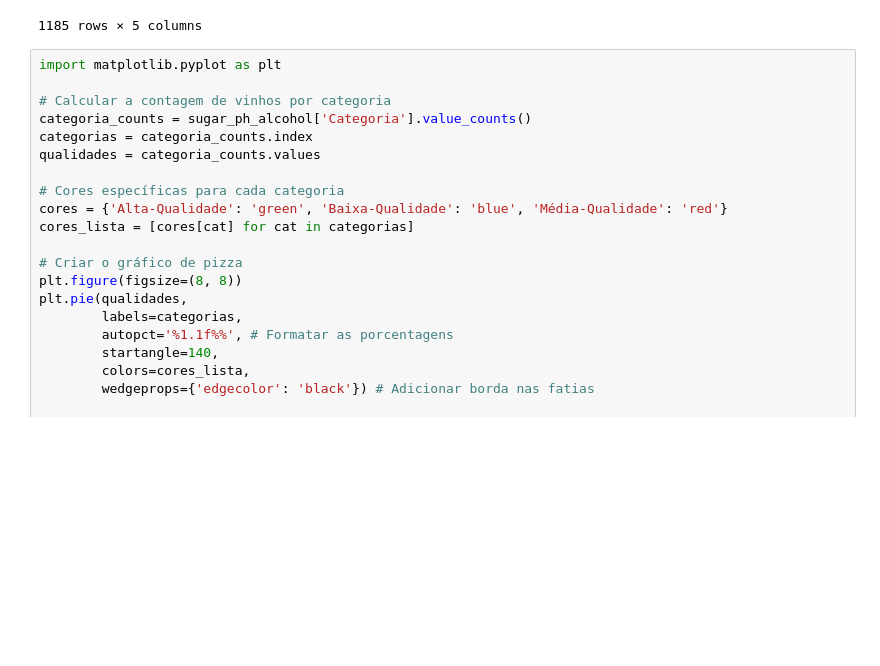
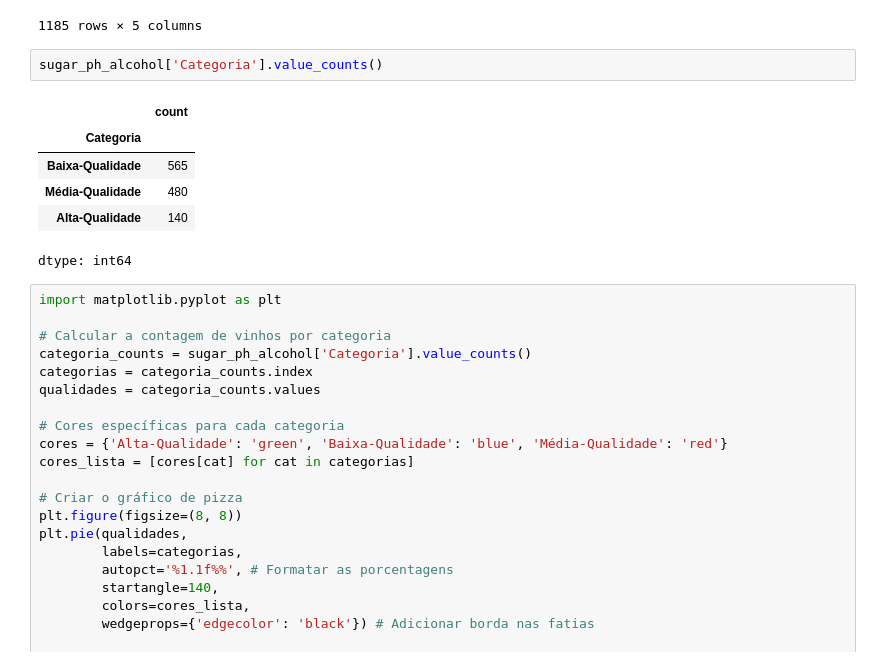
Before and after one commit to Lyanan85/In-GameSeries, a Jupyter notebook: projeto_redwine.ipynb, the cells around one changed output. Drawn from its saved outputs; the diff is of its cells as text; blank space fills up the shorter version.

```diff
--- a/projeto_redwine.ipynb
+++ b/projeto_redwine.ipynb
@@ -685,6 +661,15 @@ sugar_ph_alcohol
 | 1595 | 11.2 | 2.2 | 3.52 | 6 | Média-Qualidade |
 | 1597 | 10.2 | 2.0 | 3.57 | 5 | Baixa-Qualidade |
 1185 rows × 5 columns
+# %%
+sugar_ph_alcohol['Categoria'].value_counts()
+# %% [output]
+|  | count |
+| Categoria |  |
+| Baixa-Qualidade | 565 |
+| Média-Qualidade | 480 |
+| Alta-Qualidade | 140 |
+dtype: int64
 # %%
 import matplotlib.pyplot as plt
 
```
Also changed, not shown: parts of 14 cells of this notebook.
